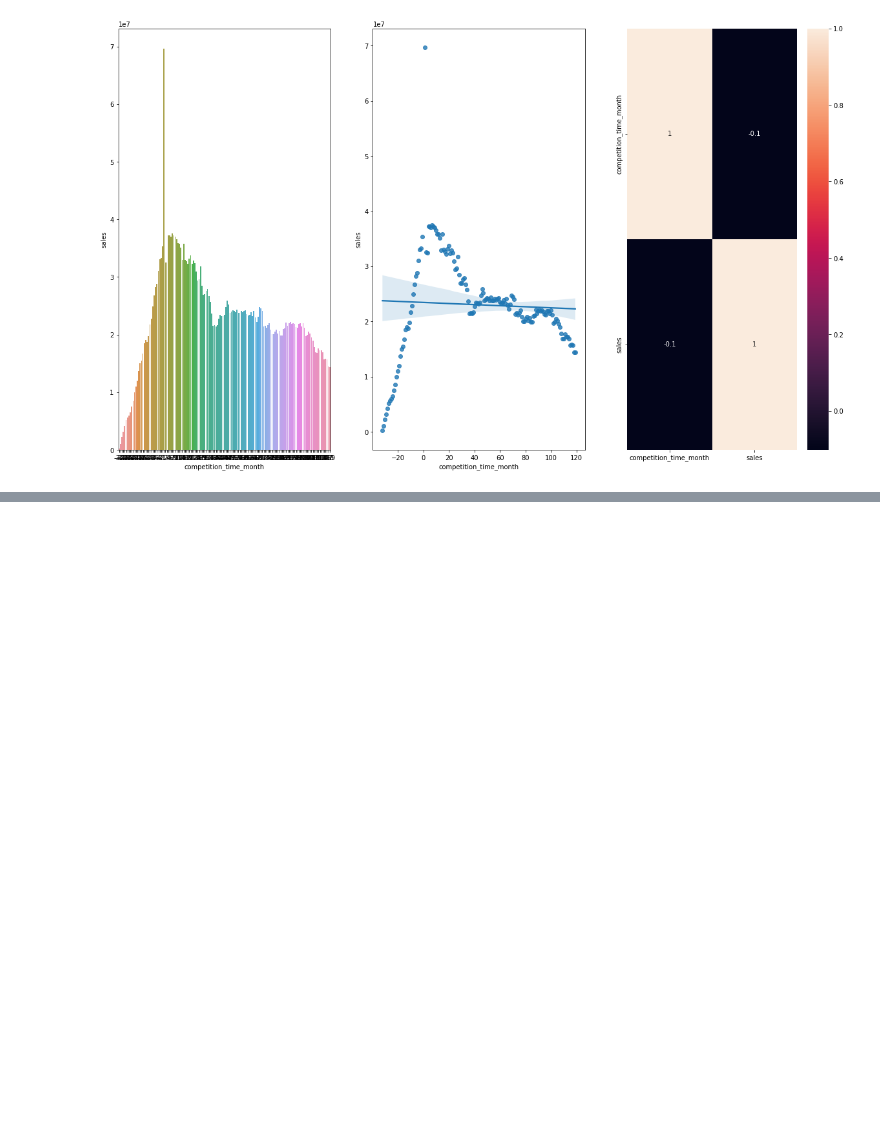
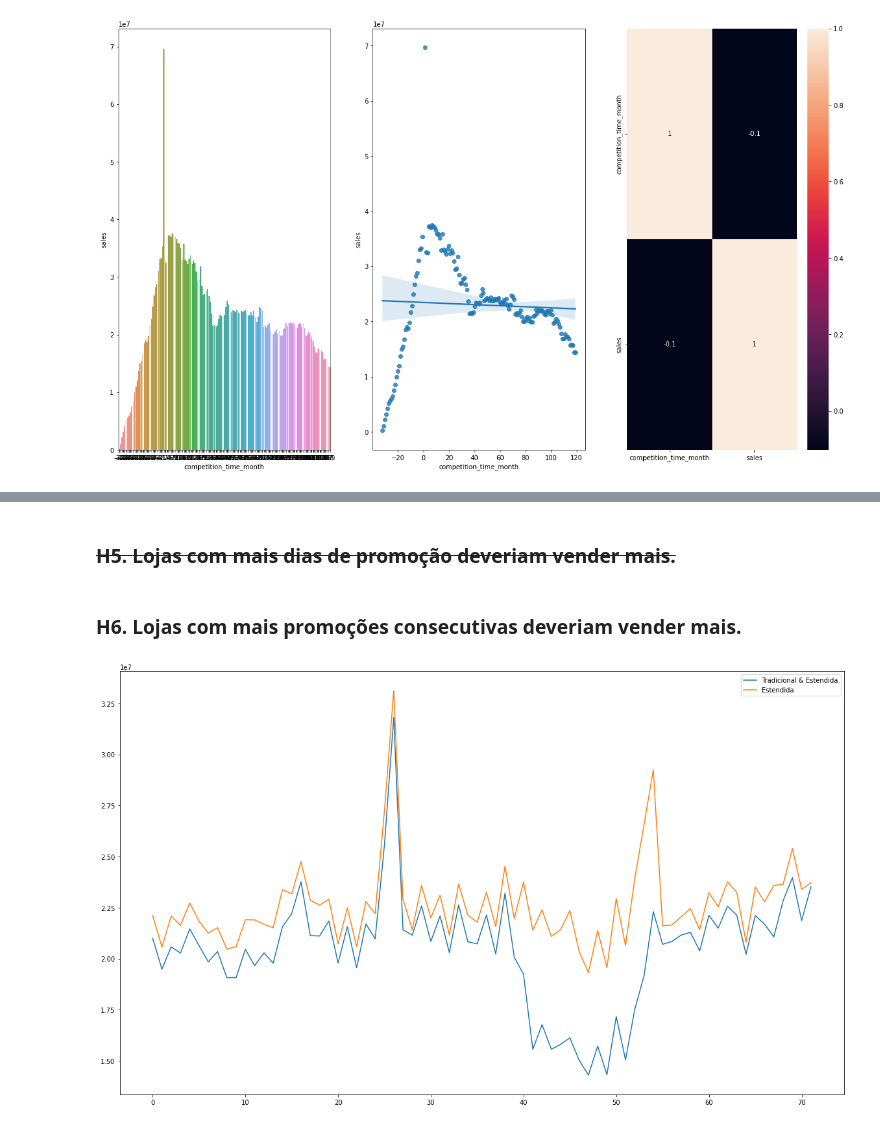
Before and after one commit to math-prog/Rossmann_Store_Sales, a Jupyter notebook: notebooks/m04_v01_store_sales_prediction.ipynb, the cells around one changed output, grey strips where cells are left out. Saved outputs shown, nothing was run; the diff lists cells and outputs as text; code cells hidden in the pictures; blank space fills up the shorter version.

```diff
--- a/notebooks/m04_v01_store_sales_prediction.ipynb
+++ b/notebooks/m04_v01_store_sales_prediction.ipynb
@@ -567,0 +618,16 @@ plt.show();
+# %% [markdown]
+### <s>**H5.** Lojas com mais dias de promoção deveriam vender mais.</s>
+# %% [markdown]
+### **H6.** Lojas com mais promoções consecutivas deveriam vender mais.
+# %%
+#plt.figure(figsize = (20, 12));
+aux1 = df4[(df4['promo'] == 1) & (df4['promo2'] == 1)][['year_week', 'sales']].groupby('year_week').sum().reset_index()
+ax = aux1.plot()
+
+aux2 = df4[(df4['promo'] == 1) & (df4['promo2'] == 0)][['year_week', 'sales']].groupby('year_week').sum().reset_index()
+aux2.plot(ax = ax, figsize = (20, 12))
+
+ax.legend(labels = ['Tradicional & Estendida', 'Estendida']);
+plt.show();
+# %% [output]
+[figure, added]
```
Also changed, not shown: parts of 7 cells of this notebook.
